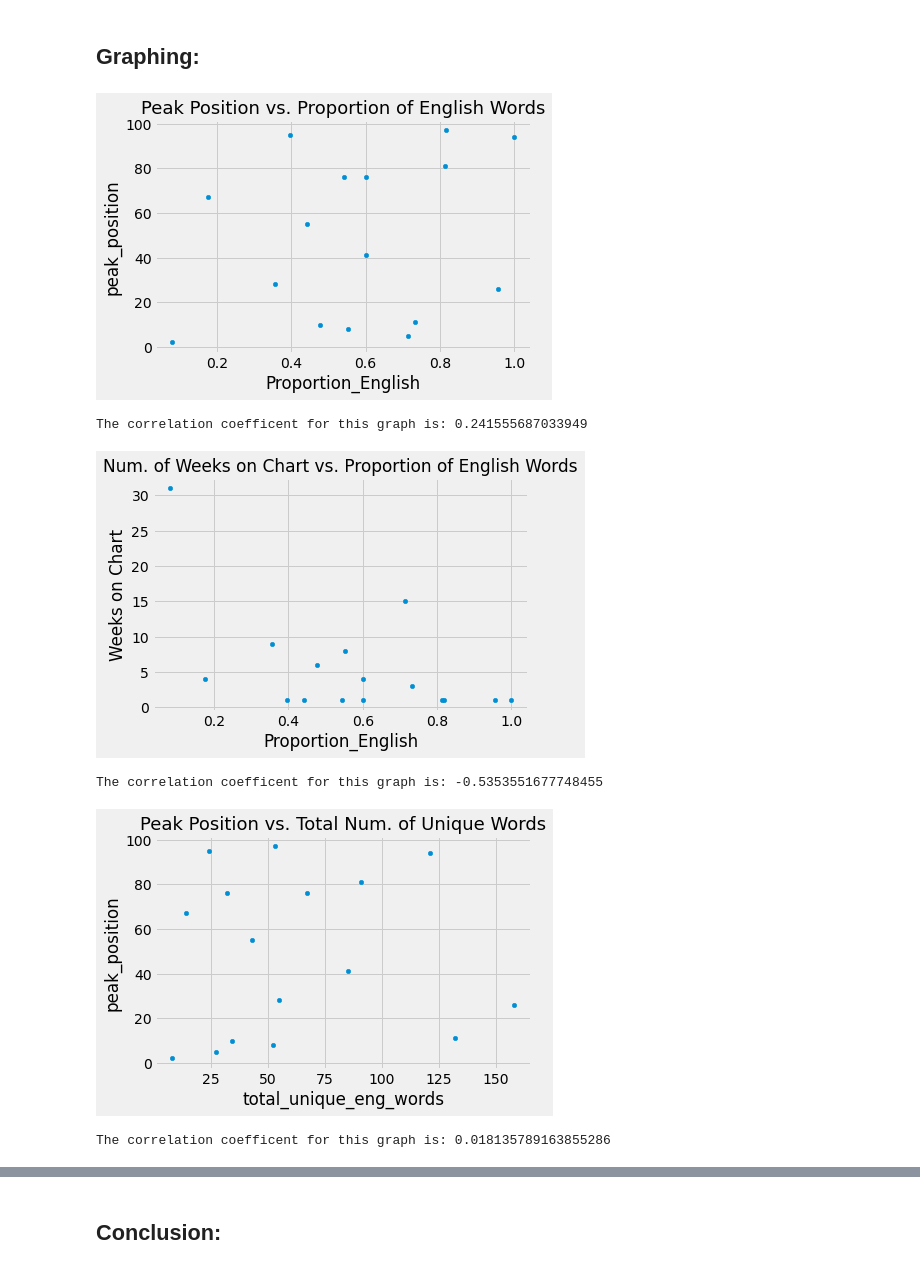
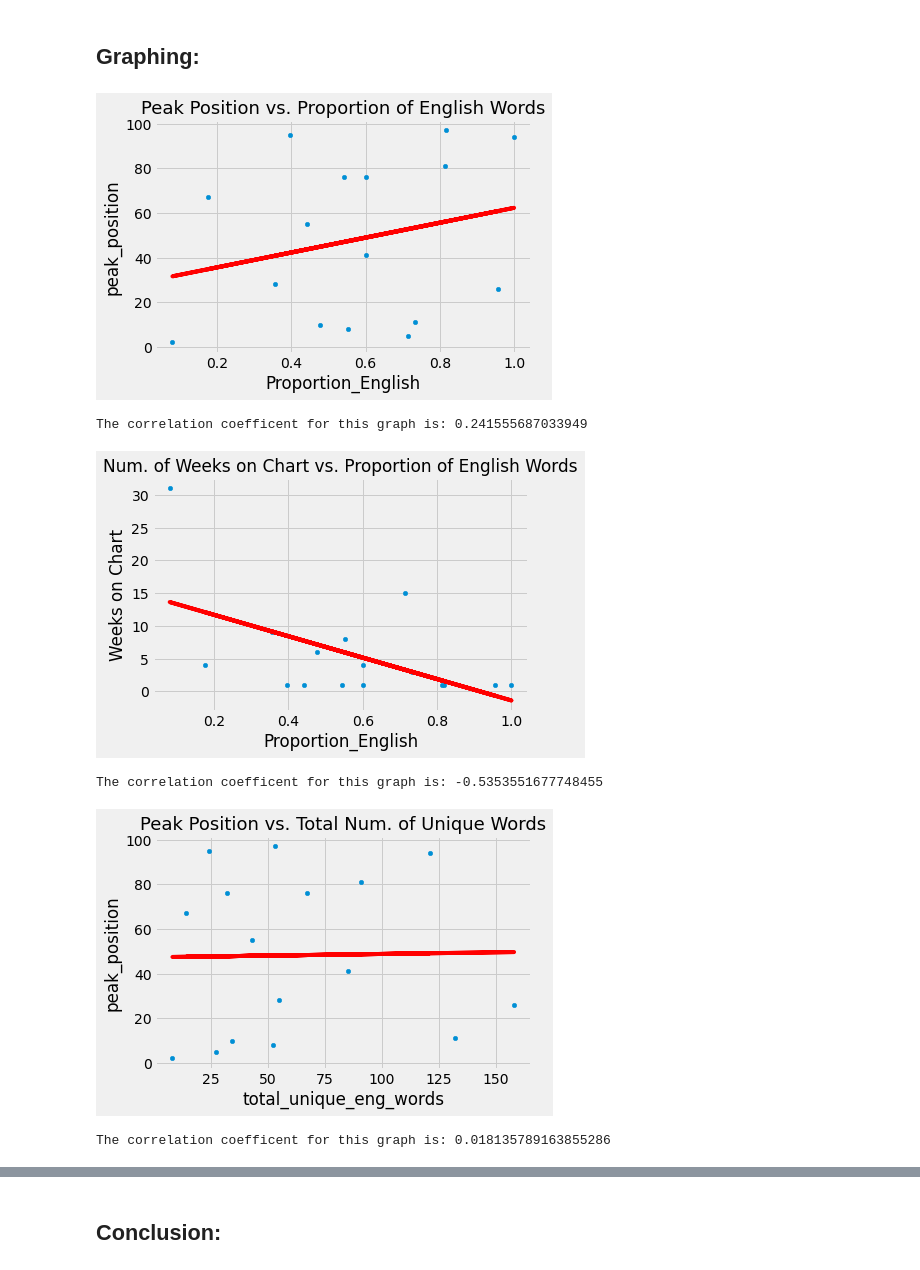
Before and after one commit to tambat22/Basic-Data-Science-Project, a Jupyter notebook: Project.ipynb, the cells around one changed output, grey strips where cells are left out. Drawn from its saved outputs; the diff is of its cells as text; code cells hidden in the pictures.

```diff
--- a/Project.ipynb
+++ b/Project.ipynb
@@ -182,29 +183,35 @@ word_info_proportion
 # %%
 word_info_proportion.plot(kind="scatter", x="Proportion_English", y = "peak_position")
 plt.title('Peak Position vs. Proportion of English Words', fontsize= 18)
+r = np.corrcoef(word_info_proportion['Proportion_English'], word_info_proportion['peak_position'])[0][1]
+slope, intercept, r_value, p_value, std_err = linregress(word_info_proportion.get('Proportion_English'), word_info_proportion.get('peak_position'))
+plt.plot(word_info_proportion.get('Proportion_English'), intercept + slope*word_info_proportion.get('Proportion_English'), 'r', label='fitted line')
 plt.show()
-r = np.corrcoef(word_info_proportion['Proportion_English'], word_info_proportion['peak_position'])[0][1]
 print('The correlation coefficent for this graph is: ' + str(r))
 # %% [output]
-[figure, old version]
+[figure, new version]
 The correlation coefficent for this graph is: 0.241555687033949
 # %%
 word_info_proportion.plot(kind="scatter", x="Proportion_English", y = "Weeks on Chart")
 plt.title('Num. of Weeks on Chart vs. Proportion of English Words', fontsize=17)
+r = np.corrcoef(word_info_proportion['Proportion_English'], word_info_proportion['Weeks on Chart'])[0][1]
+slope, intercept, r_value, p_value, std_err = linregress(word_info_proportion.get('Proportion_English'), word_info_proportion.get('Weeks on Chart'))
+plt.plot(word_info_proportion.get('Proportion_English'), intercept + slope*word_info_proportion.get('Proportion_English'), 'r', label='fitted line')
 plt.show()
-r = np.corrcoef(word_info_proportion['Proportion_English'], word_info_proportion['Weeks on Chart'])[0][1]
 print('The correlation coefficent for this graph is: ' + str(r))
 # %% [output]
-[figure, old version]
+[figure, new version]
 The correlation coefficent for this graph is: -0.5353551677748455
 # %%
 word_info_proportion.plot(kind="scatter", x="total_unique_eng_words", y="peak_position")
 plt.title('Peak Position vs. Total Num. of Unique Words', fontsize=18)
+r = np.corrcoef(word_info_proportion['total_unique_eng_words'], word_info_proportion['peak_position'])[0][1]
+slope, intercept, r_value, p_value, std_err = linregress(word_info_proportion.get('total_unique_eng_words'), word_info_proportion.get('peak_position'))
+plt.plot(word_info_proportion.get('total_unique_eng_words'), intercept + slope*word_info_proportion.get('total_unique_eng_words'), 'r', label='fitted line')
 plt.show()
-r = np.corrcoef(word_info_proportion['total_unique_eng_words'], word_info_proportion['peak_position'])[0][1]
 print('The correlation coefficent for this graph is: ' + str(r))
 # %% [output]
-[figure, old version]
+[figure, new version]
 The correlation coefficent for this graph is: 0.018135789163855286
 # %%
 word_info_proportion.plot(kind="scatter", x="total_unique_eng_words", y="Weeks on Chart")
```
Also changed, not shown: parts of 4 cells of this notebook.
